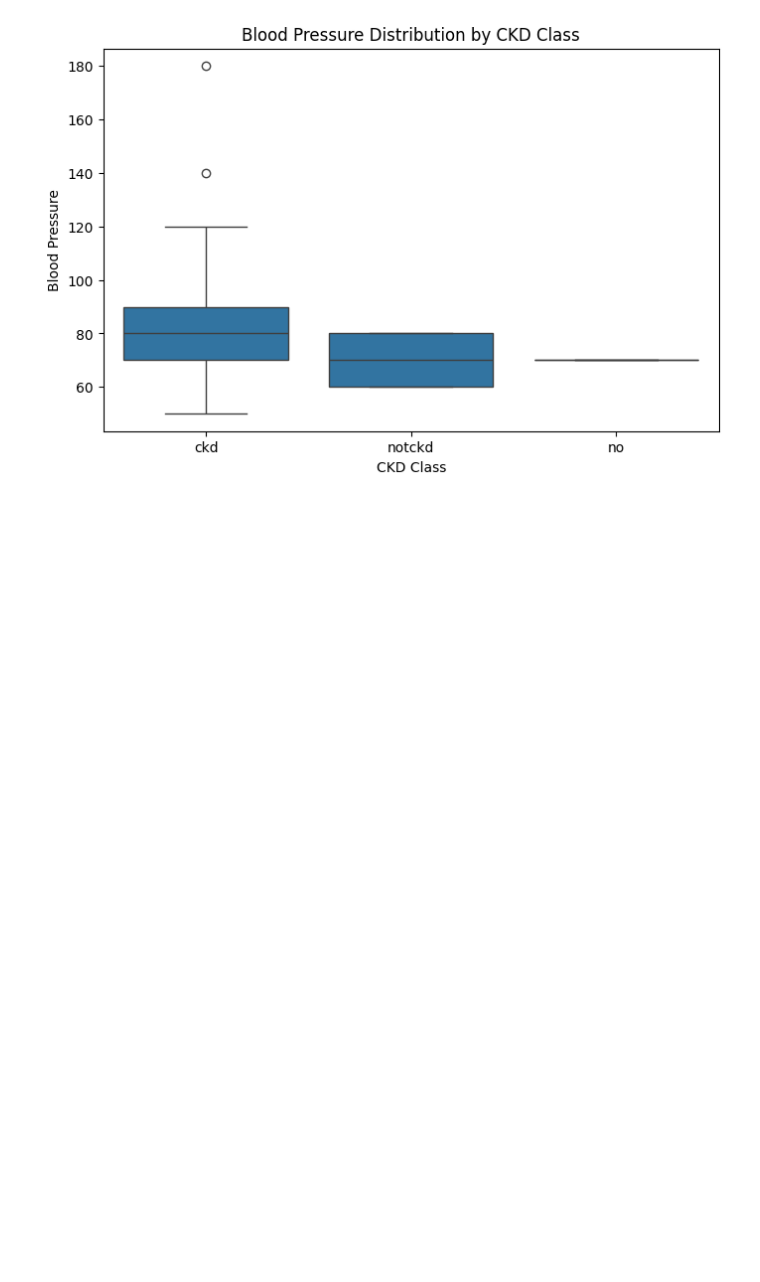
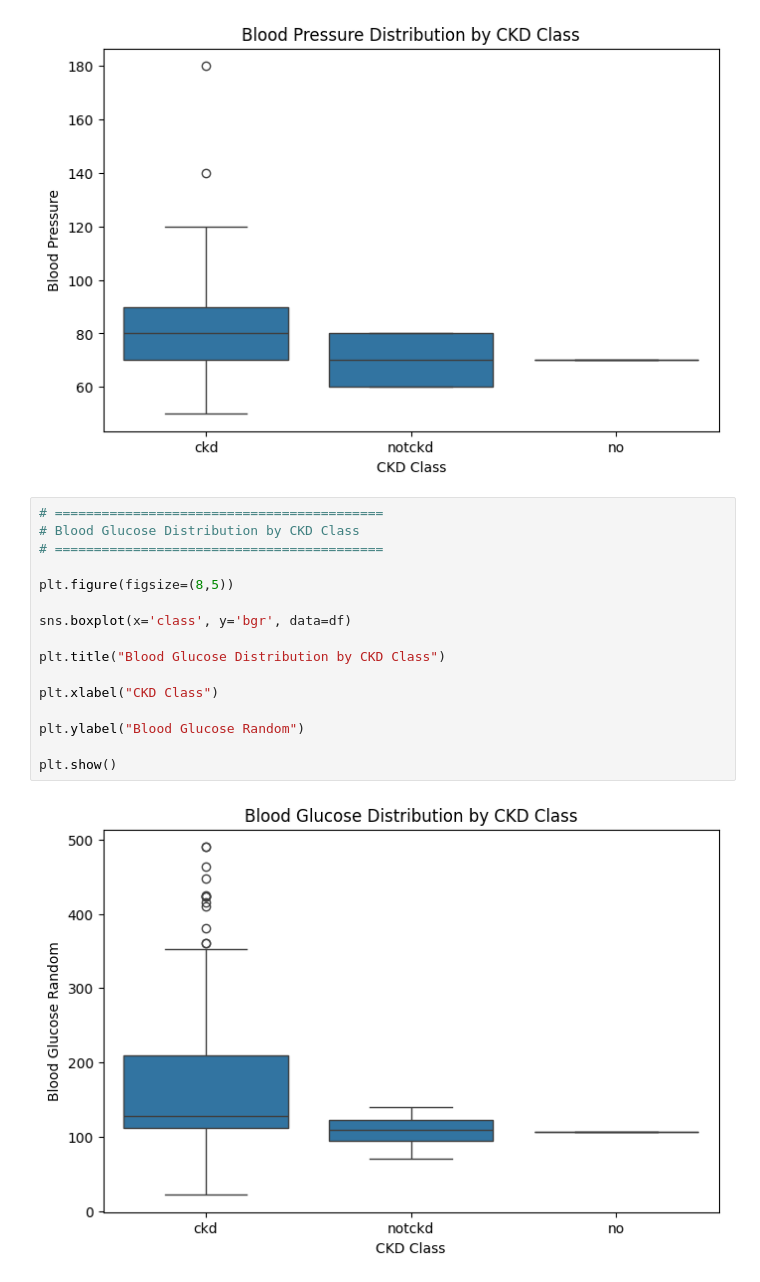
Before and after one commit to premprakash123/healthcare-chronic-disease-analysis, a Jupyter notebook: notebooks/02_eda.ipynb, the cells around one changed output. Saved outputs shown, nothing was run; the diff lists cells and outputs as text; blank space fills up the shorter version.

```diff
--- a/notebooks/02_eda.ipynb
+++ b/notebooks/02_eda.ipynb
@@ -166,3 +166,21 @@ plt.ylabel("Blood Pressure")
 plt.show()
 # %% [output]
 [figure]
+# %%
+# ==========================================
+# Blood Glucose Distribution by CKD Class
+# ==========================================
+
+plt.figure(figsize=(8,5))
+
+sns.boxplot(x='class', y='bgr', data=df)
+
+plt.title("Blood Glucose Distribution by CKD Class")
+
+plt.xlabel("CKD Class")
+
+plt.ylabel("Blood Glucose Random")
+
+plt.show()
+# %% [output]
+[figure, added]
```
Also changed, not shown: parts of 6 cells of this notebook.
